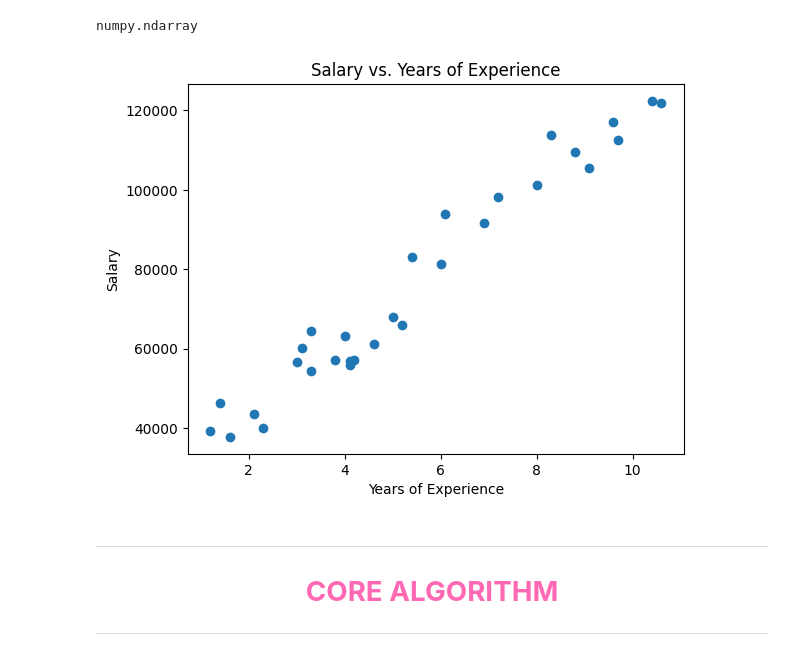
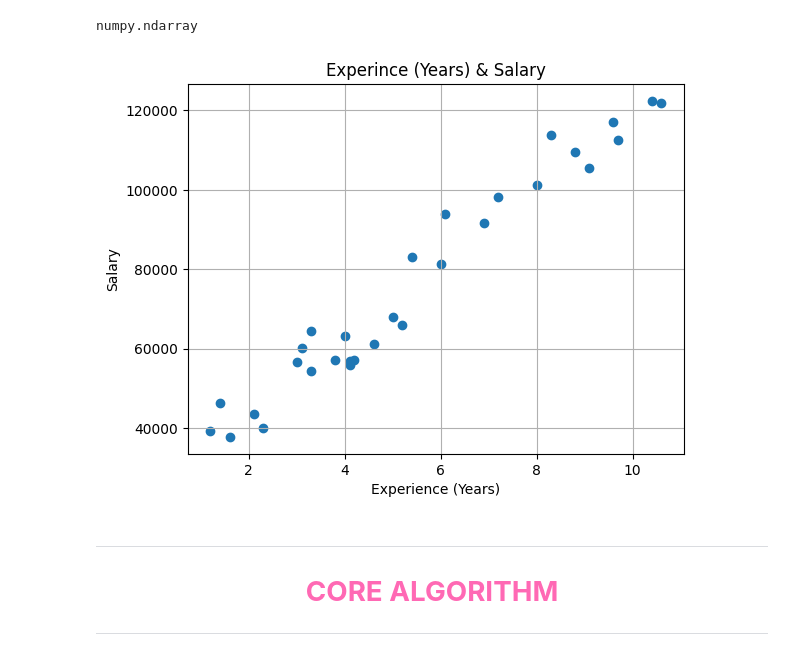
Before and after one commit to memuna-javedd/univariate-linear-regression-from-scratch, a Jupyter notebook: Experience&SalaryRegressionModel.ipynb, the cells around one changed output. Cells and saved outputs as stored; diff of their text form; code cells hidden in the pictures.

```diff
--- a/Experience&SalaryRegressionModel.ipynb
+++ b/Experience&SalaryRegressionModel.ipynb
@@ -87,12 +89,15 @@ type(y_train)
 numpy.ndarray
 # %%
 plt.scatter(x_train, y_train)
-plt.xlabel("Years of Experience")
-plt.ylabel("Salary")
-plt.title("Salary vs. Years of Experience")
+
+plt.title('Experince (Years) & Salary')
+plt.xlabel('Experience (Years)')
+plt.ylabel('Salary')
+
+plt.grid(True)
 plt.show()
 # %% [output]
-[figure, old version]
+[figure, new version]
 # %% [markdown]
 ---
 <center>
```
Also changed, not shown: parts of 2 cells of this notebook.
